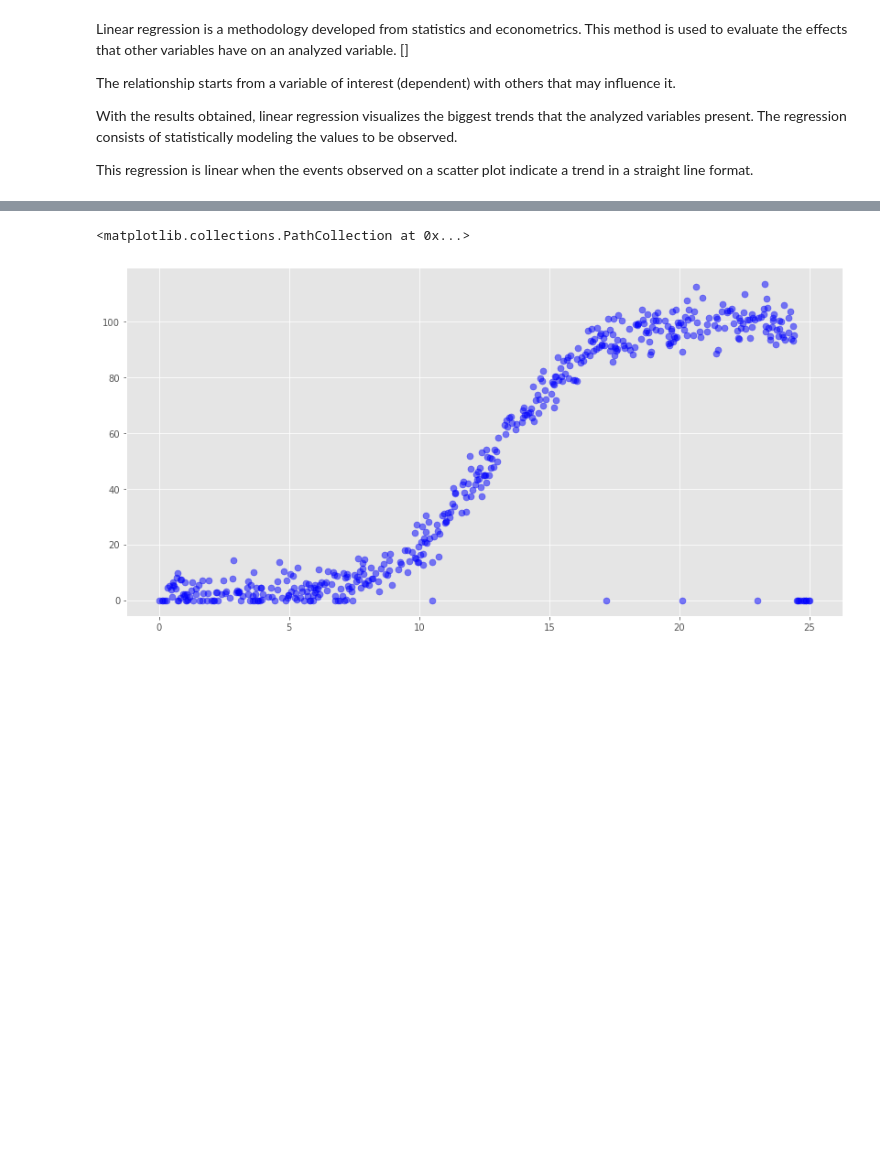
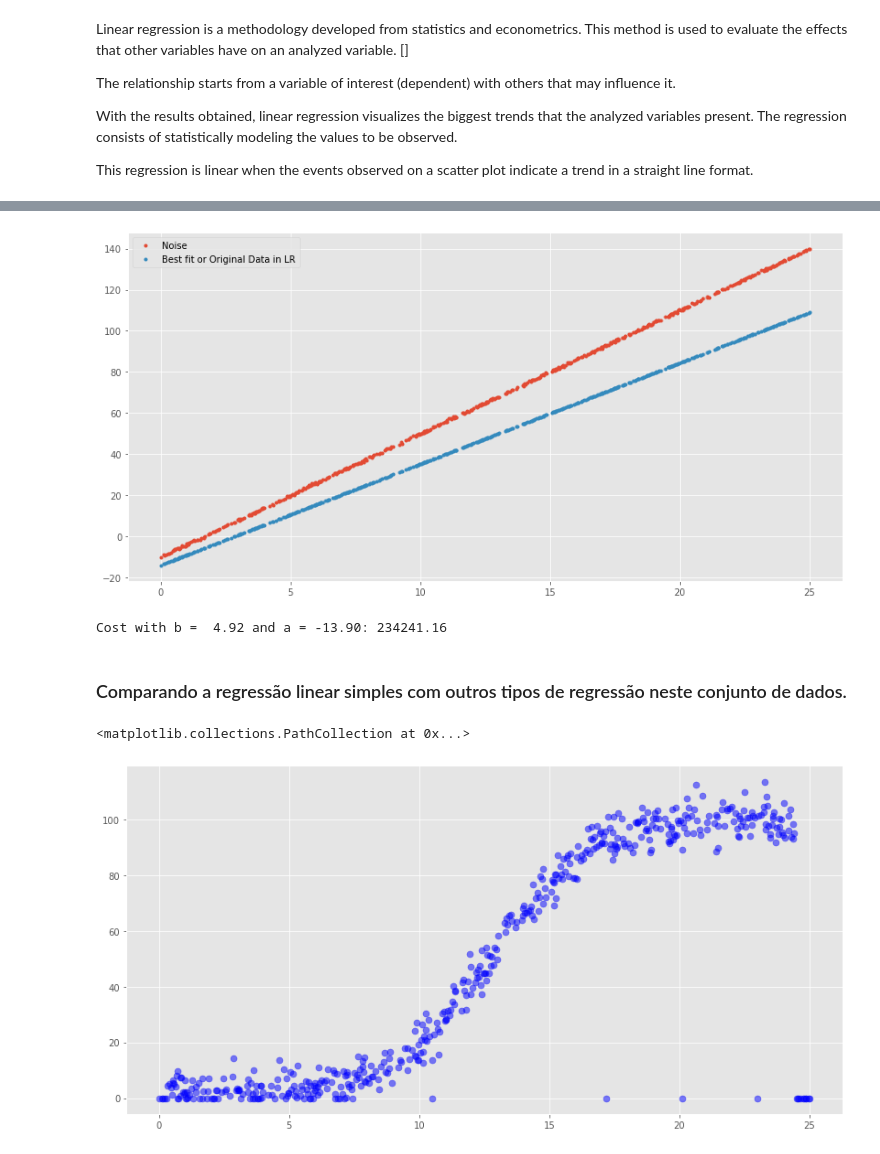
Before and after one commit to claudiamorazzoni/project_fda, a Jupyter notebook: Project - Fundamentals of Data Analysis.ipynb, the cells around one changed output, grey strips where cells are left out. Drawn from its saved outputs; the diff is of its cells as text; code cells hidden in the pictures; blank space fills up the shorter version.

Commit message:
biulding cost

```diff
--- a/Project - Fundamentals of Data Analysis.ipynb
+++ b/Project - Fundamentals of Data Analysis.ipynb
@@ -216,0 +318,4 @@ This regression is linear when the events observed on a scatter plot indicate a
+# %%
+# Or we can apply Numpy directly
+coeffs = np.polyfit(x, y, 1)
+coeffs
@@ -217,3 +346,21 @@ This regression is linear when the events observed on a scatter plot indicate a
+# %%
+# Add some noise
+pred2 = 6.0 * x + (-10.0) + np.random.normal(0.0, 0.3, len(x))
+# %%
+# Plot the best fit line over the data points.
+plt.plot(x, pred2, '.', label="Noise")
+plt.plot(x, coeffs[0] * x + coeffs[1], '.', label='Best fit or Original Data in LR')
+plt.legend();
+# %% [output]
+[figure, added]
+# %%
+# Calculate the cost of the lines above for the data above.
+cost = lambda b,a: np.sum([(y[i] - b * x[i] - a)**2 for i in range(x.size)])
+print("Cost with b = %5.2f and a = %5.2f: %8.2f" % (4.91759567, -13.89990263, cost(4.91759567, -13.89990263)))
+# %% [output]
+Cost with b =  4.92 and a = -13.90: 234241.16
+# %% [markdown]
+###  Comparando a regressão linear simples com outros tipos de regressão neste conjunto de dados.
 # %%
 plt.scatter(y=df['power'], x=df['speed'], color='blue', s=50, alpha=.5)
 # %% [output]
```
Also changed, not shown: parts of 37 cells of this notebook, 1 other file.
